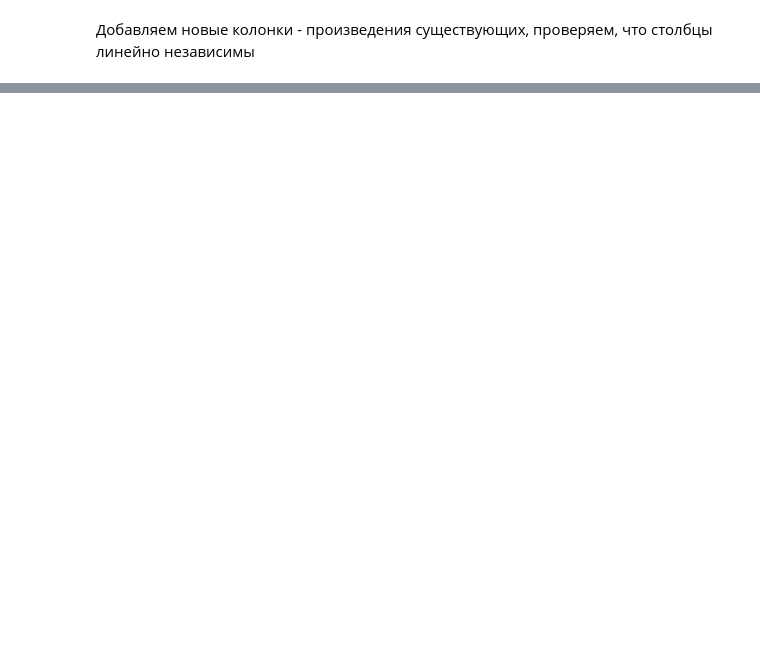
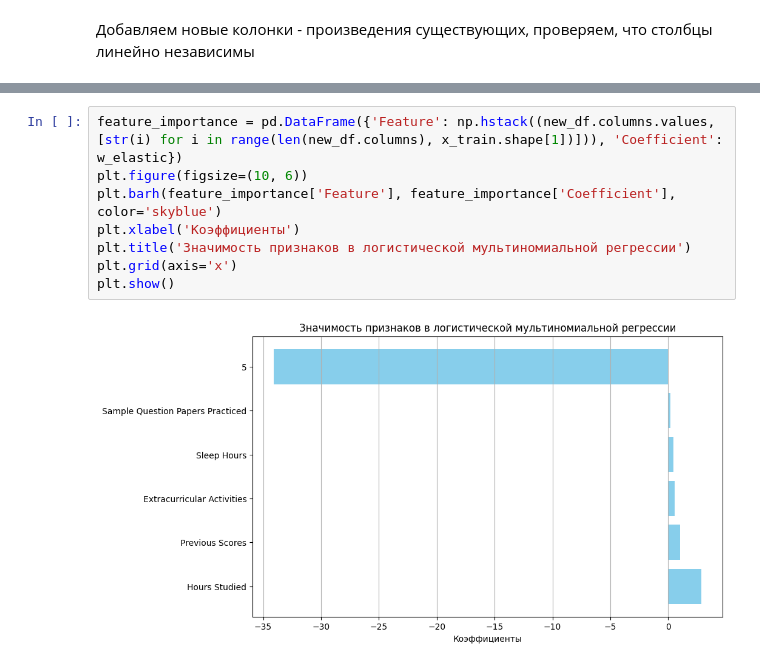
Before and after one commit to romkaimp/MS, a Jupyter notebook: Polynomial_regression.ipynb, the cells around one changed output, grey strips where cells are left out. Drawn from its saved outputs; the diff is of its cells as text; blank space fills up the shorter version.

```diff
--- a/Polynomial_regression.ipynb
+++ b/Polynomial_regression.ipynb
@@ -114,0 +176,10 @@ plt.show()
+# %%
+feature_importance = pd.DataFrame({'Feature': np.hstack((new_df.columns.values, [str(i) for i in range(len(new_df.columns), x_train.shape[1])])), 'Coefficient': w_elastic})
+plt.figure(figsize=(10, 6))
+plt.barh(feature_importance['Feature'], feature_importance['Coefficient'], color='skyblue')
+plt.xlabel('Коэффициенты')
+plt.title('Значимость признаков в логистической мультиномиальной регрессии')
+plt.grid(axis='x')
+plt.show()
+# %% [output]
+[figure, added]
```
Also changed, not shown: parts of 17 cells of this notebook, 5 other files.
